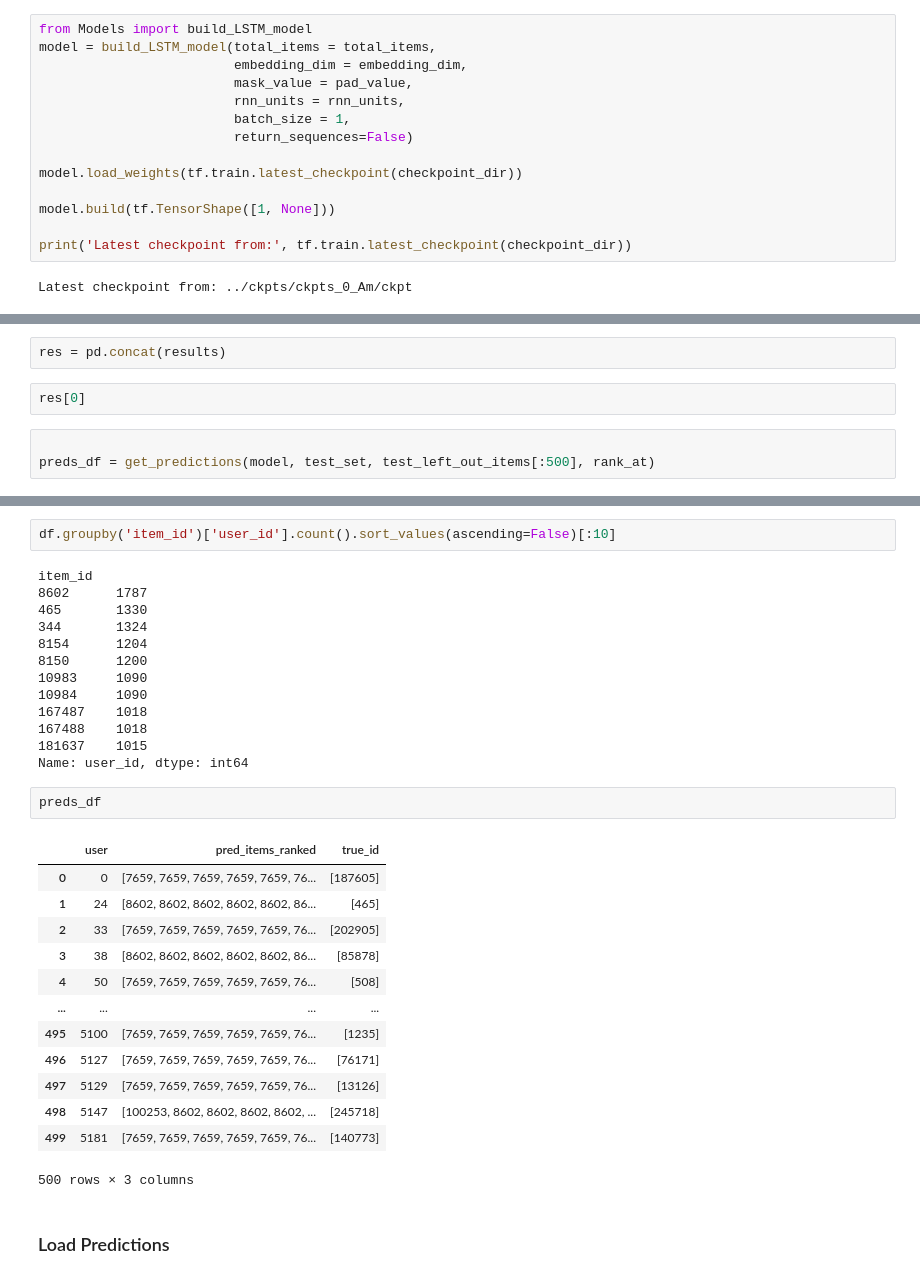
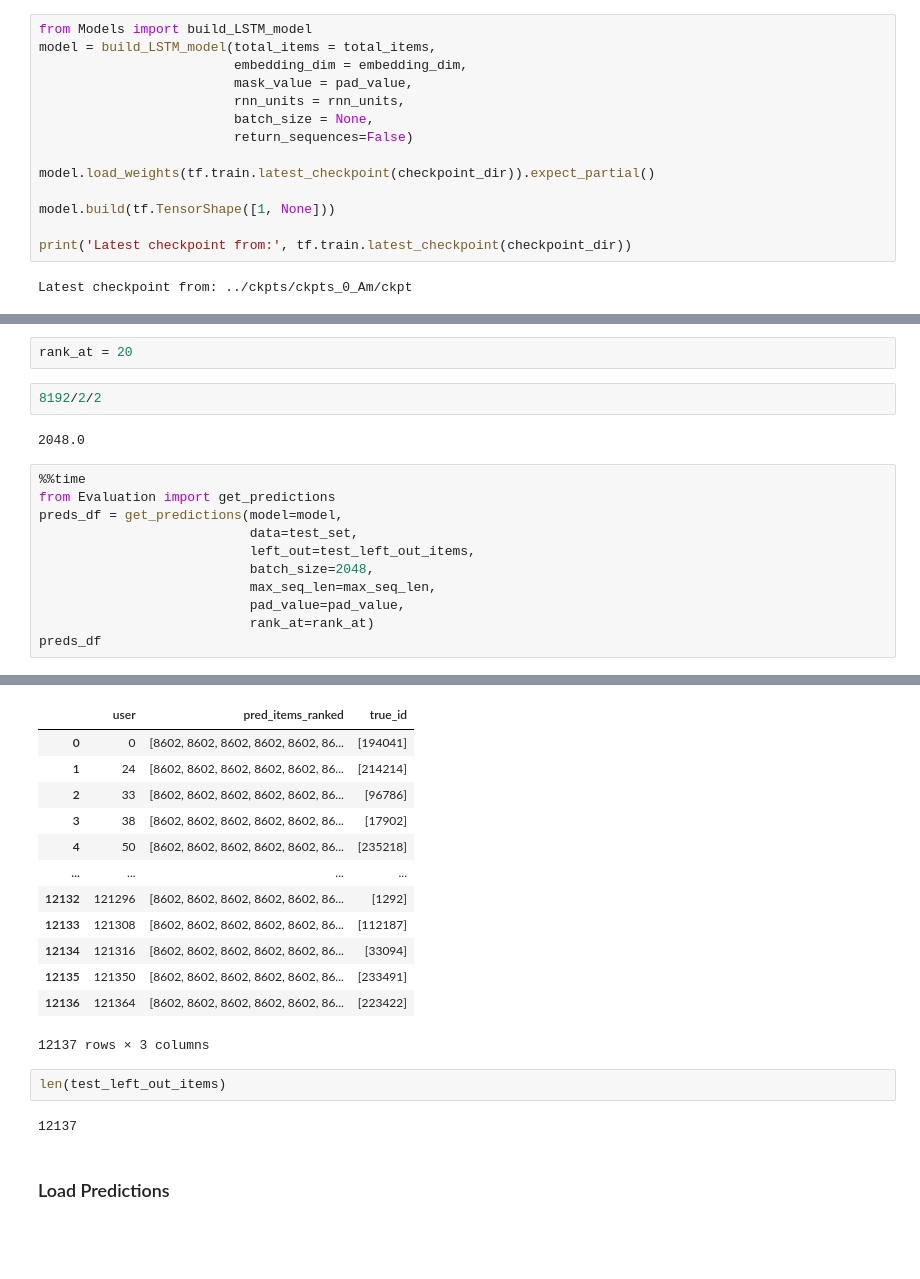
Before and after one commit to ROpdam/recommender_comparison, a Jupyter notebook: CF_RNN.ipynb, the cells around one changed output, grey strips where cells are left out. Cells and saved outputs as stored; diff of their text form; blank space fills up the shorter version.

Commit message:
Latest CF_RNN from PS

```diff
--- a/CF_RNN.ipynb
+++ b/CF_RNN.ipynb
@@ -322,10 +327,10 @@ model = build_LSTM_model(total_items = total_items,
                          embedding_dim = embedding_dim,
                          mask_value = pad_value,
                          rnn_units = rnn_units,
-                         batch_size = 1,
+                         batch_size = None,
                          return_sequences=False)
 
-model.load_weights(tf.train.latest_checkpoint(checkpoint_dir))
+model.load_weights(tf.train.latest_checkpoint(checkpoint_dir)).expect_partial()
 
 model.build(tf.TensorShape([1, None]))
 
@@ -468,8 +342,18 @@ KeyboardInterrupt:
-# %%
-res = pd.concat(results)
-# %%
-res[0]
+# %%
+rank_at = 20
+# %%
+8192/2/2
+# %% [output]
+2048.0
 # %%
-
-preds_df = get_predictions(model, test_set, test_left_out_items[:500], rank_at)
+%%time
+from Evaluation import get_predictions
+preds_df = get_predictions(model=model,
+                           data=test_set,
+                           left_out=test_left_out_items,
+                           batch_size=2048,
+                           max_seq_len=max_seq_len,
+                           pad_value=pad_value,
+                           rank_at=rank_at)
+preds_df
 # %% [output]
@@ -477,34 +362,20 @@ preds_df = get_predictions(model, test_set, test_left_out_items[:500], rank_at)
+|  | user | pred_items_ranked | true_id |
+| 0 | 0 | [8602, 8602, 8602, 8602, 8602, 86... | [194041] |
+| 1 | 24 | [8602, 8602, 8602, 8602, 8602, 86... | [214214] |
+| 2 | 33 | [8602, 8602, 8602, 8602, 8602, 86... | [96786] |
+| 3 | 38 | [8602, 8602, 8602, 8602, 8602, 86... | [17902] |
+| 4 | 50 | [8602, 8602, 8602, 8602, 8602, 86... | [235218] |
+| ... | ... | ... | ... |
+| 12132 | 121296 | [8602, 8602, 8602, 8602, 8602, 86... | [1292] |
+| 12133 | 121308 | [8602, 8602, 8602, 8602, 8602, 86... | [112187] |
+| 12134 | 121316 | [8602, 8602, 8602, 8602, 8602, 86... | [33094] |
+| 12135 | 121350 | [8602, 8602, 8602, 8602, 8602, 86... | [233491] |
+| 12136 | 121364 | [8602, 8602, 8602, 8602, 8602, 86... | [223422] |
+12137 rows × 3 columns
-# %%
-df.groupby('item_id')['user_id'].count().sort_values(ascending=False)[:10]
-# %% [output]
-item_id
-8602      1787
-465       1330
-344       1324
-8154      1204
-8150      1200
-10983     1090
-10984     1090
-167487    1018
-167488    1018
-181637    1015
-Name: user_id, dtype: int64
-# %%
-preds_df
-# %% [output]
-|  | user | pred_items_ranked | true_id |
-| 0 | 0 | [7659, 7659, 7659, 7659, 7659, 76... | [187605] |
-| 1 | 24 | [8602, 8602, 8602, 8602, 8602, 86... | [465] |
-| 2 | 33 | [7659, 7659, 7659, 7659, 7659, 76... | [202905] |
-| 3 | 38 | [8602, 8602, 8602, 8602, 8602, 86... | [85878] |
-| 4 | 50 | [7659, 7659, 7659, 7659, 7659, 76... | [508] |
-| ... | ... | ... | ... |
-| 495 | 5100 | [7659, 7659, 7659, 7659, 7659, 76... | [1235] |
-| 496 | 5127 | [7659, 7659, 7659, 7659, 7659, 76... | [76171] |
-| 497 | 5129 | [7659, 7659, 7659, 7659, 7659, 76... | [13126] |
-| 498 | 5147 | [100253, 8602, 8602, 8602, 8602, ... | [245718] |
-| 499 | 5181 | [7659, 7659, 7659, 7659, 7659, 76... | [140773] |
-500 rows × 3 columns
+# %%
+len(test_left_out_items)
+# %% [output]
+12137
 # %% [markdown]
 ### Load Predictions
 # %%
```
Also changed, not shown: parts of 13 cells of this notebook.
